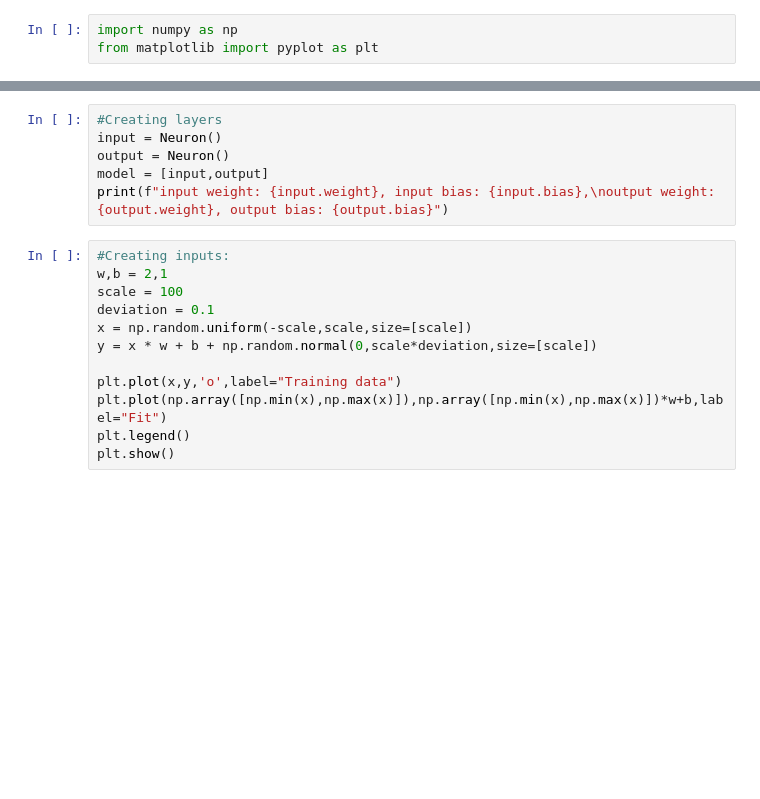
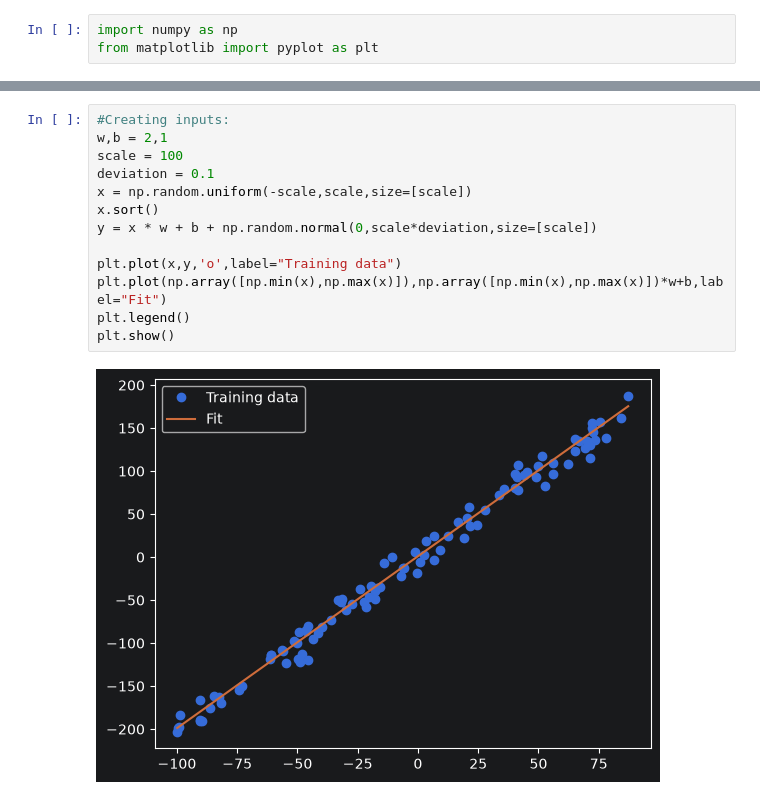
Before and after one commit to S-M-production/Reinforcement-Learning-Basics, a Jupyter notebook: notebooks/models/multi_layer_perceptron_back_propagation.ipynb, the cells around one changed output, grey strips where cells are left out. Drawn from its saved outputs; the diff is of its cells as text; blank space fills up the shorter version.

```diff
--- a/notebooks/models/multi_layer_perceptron_back_propagation.ipynb
+++ b/notebooks/models/multi_layer_perceptron_back_propagation.ipynb
@@ -12,18 +26,15 @@ class Neuron:
-# %%
-#Creating layers
-input = Neuron()
-output = Neuron()
-model = [input,output]
-print(f"input weight: {input.weight}, input bias: {input.bias},\noutput weight: {output.weight}, output bias: {output.bias}")
 # %%
 #Creating inputs:
 w,b = 2,1
 scale = 100
 deviation = 0.1
 x = np.random.uniform(-scale,scale,size=[scale])
+x.sort()
 y = x * w + b + np.random.normal(0,scale*deviation,size=[scale])
 
 plt.plot(x,y,'o',label="Training data")
 plt.plot(np.array([np.min(x),np.max(x)]),np.array([np.min(x),np.max(x)])*w+b,label="Fit")
 plt.legend()
 plt.show()
+# %% [output]
+[figure, added]
```
Also changed, not shown: parts of 3 cells of this notebook.
